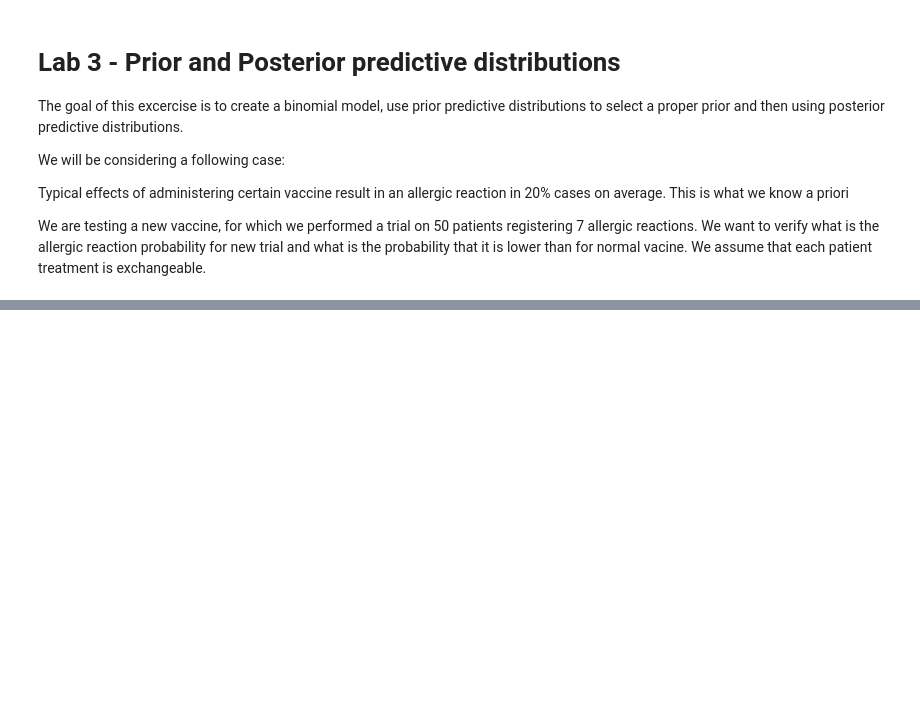
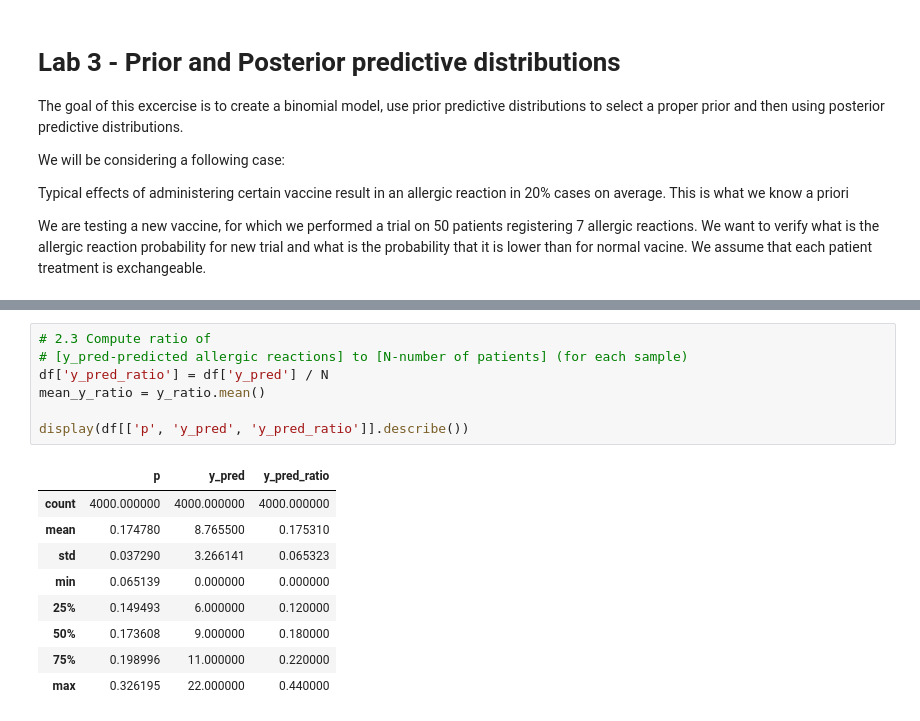
Before and after one commit to Kri5t0fK/AiR_ISZ_DA, a Jupyter notebook: Lab3/DA_lab3.ipynb, the cells around one changed output, grey strips where cells are left out. Drawn from its saved outputs; the diff is of its cells as text; blank space fills up the shorter version.

```diff
--- a/Lab3/DA_lab3.ipynb
+++ b/Lab3/DA_lab3.ipynb
@@ -37,0 +132,17 @@ Because prior predictive distribution does not use data it can often be realized
+# %%
+# 2.3 Compute ratio of
+# [y_pred-predicted allergic reactions] to [N-number of patients] (for each sample)
+df['y_pred_ratio'] = df['y_pred'] / N
+mean_y_ratio = y_ratio.mean()
+
+display(df[['p', 'y_pred', 'y_pred_ratio']].describe())
+# %% [output]
+|  | p | y_pred | y_pred_ratio |
+| count | 4000.000000 | 4000.000000 | 4000.000000 |
+| mean | 0.174780 | 8.765500 | 0.175310 |
+| std | 0.037290 | 3.266141 | 0.065323 |
+| min | 0.065139 | 0.000000 | 0.000000 |
+| 25% | 0.149493 | 6.000000 | 0.120000 |
+| 50% | 0.173608 | 9.000000 | 0.180000 |
+| 75% | 0.198996 | 11.000000 | 0.220000 |
+| max | 0.326195 | 22.000000 | 0.440000 |
```
Also changed, not shown: parts of 10 cells of this notebook, 6 other files.
